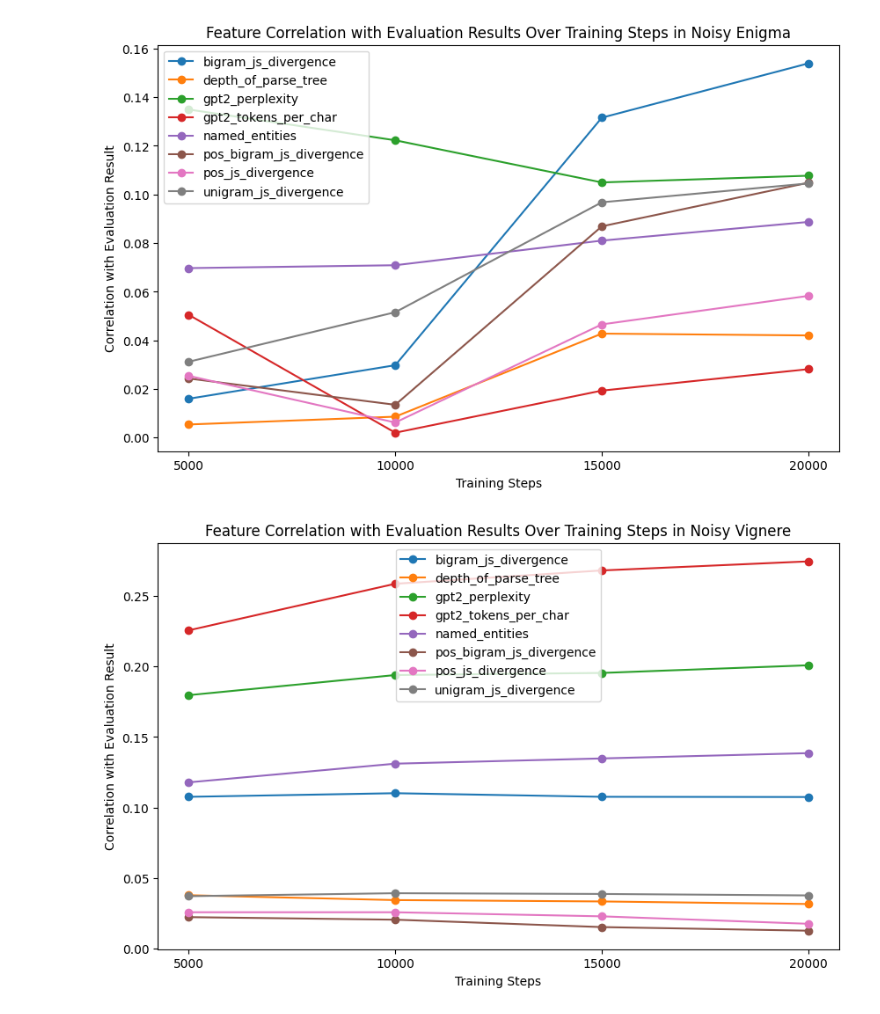
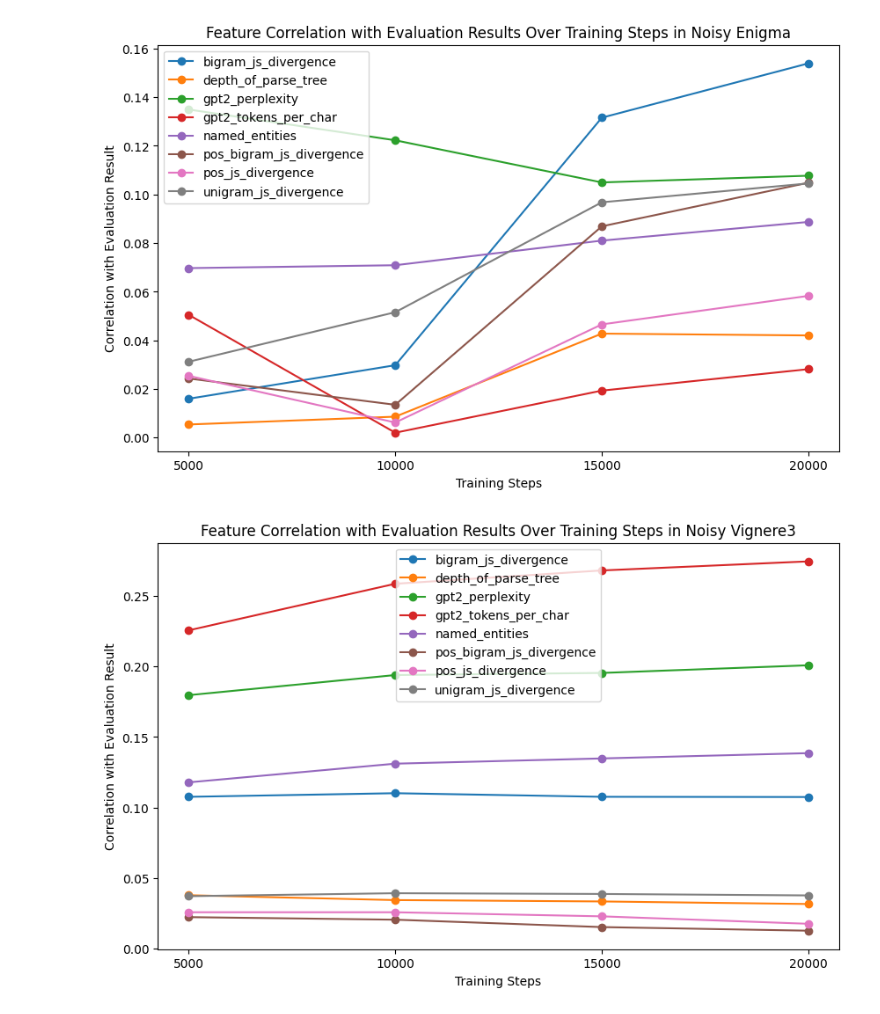
Before and after one commit to JanProvaznik/enigma-transformed, a Jupyter notebook: traindynamicsanalysis.ipynb, the cells around one changed output. Drawn from its saved outputs; the diff is of its cells as text; code cells hidden in the pictures.

Commit message:
add training and analysis notebooks

```diff
--- a/traindynamicsanalysis.ipynb
+++ b/traindynamicsanalysis.ipynb
@@ -27,18 +34,29 @@ Index(['original_text', 'text', 'bigram_js_divergence', 'depth_of_parse_tree',
       dtype='object')
 # %%
 enigmaevolution_columns = [
-       'en_noisyconsteenigma_checkpoint-5000_error_rate',
-       'en_noisyconsteenigma_checkpoint-10000_error_rate',
-       'en_noisyconsteenigma_checkpoint-15000_error_rate',
-       'en_noisyconsteenigma_checkpoint-20000_error_rate',
+       'en_noisyconsteenigma_checkpoint-5000_error_count',
+       'en_noisyconsteenigma_checkpoint-10000_error_count',
+       'en_noisyconsteenigma_checkpoint-15000_error_count',
+       'en_noisyconsteenigma_checkpoint-20000_error_count',
 ]
 # %%
 vignereevolution_columns = [
-       'en_noisevignere_checkpoint-5000_error_rate',
-       'en_noisevignere_checkpoint-10000_error_rate',
-       'en_noisevignere_checkpoint-15000_error_rate',
-       'en_noisevignere_checkpoint-20000_error_rate',
+       'en_noisevignere_checkpoint-5000_error_count',
+       'en_noisevignere_checkpoint-10000_error_count',
+       'en_noisevignere_checkpoint-15000_error_count',
+       'en_noisevignere_checkpoint-20000_error_count',
 ]
+# %%
+vig3_cols = [
+    "en_noisevignere3_500_error_count",
+    "en_noisevignere3_1000_error_count",
+    "en_noisevignere3_1500_error_count",
+    "en_noisevignere3_2000_error_count",
+    "en_noisevignere3_2500_error_count",
+    "en_noisevignere3_3000_error_count",
+    "en_noisevignere3_3500_error_count",
+    "en_noisevignere3_4000_error_count",
+]
 # %%
 # add a column for length of 'text'
 data['text_length'] = data['text'].apply(len)
@@ -51,6 +69,9 @@ data = data[data[enigmaevolution_columns].apply(lambda x: x < 1).all(axis=1)]
 
 for column in vignereevolution_columns:
     data[column] = data[column] / data['text_length']
+
+for column in vig3_cols:
+    data[column] = data[column] / data['text_length']
 # %%
 # remove rows which have error rate > 1, that's clearly a bug
 data = data[data[vignereevolution_columns].apply(lambda x: x < 1).all(axis=1)]
@@ -117,33 +210,33 @@ plt.show()
 # %% [output]
 [figure]
 # %%
-# do the same for vignere
 
 correlation_data = []
 # Calculate correlation for each feature across steps
 for feature in features:  # 'features' should be replaced with your list of feature column names
     feature_correlations = []
     for step in steps:
         # en_noisyconsteenigma_checkpoint-5000_error_rate
-        ev_col = f"en_noisevignere_checkpoint-{step}_error_rate"
+        ev_col= f"en_noisevignere_checkpoint-{step}_error_rate"
+        # ev_col = f"en_noisevignere3_{step}_error_rate"
         # Calculate magnitude of correlation between feature and evaluation result at this step
         correlation = abs(data[feature].corr(data[ev_col]))
         feature_correlations.append(correlation)
     correlation_data.append(feature_correlations)
 
 # Convert correlation data into a DataFrame for easy plotting
 correlation_df = pd.DataFrame(correlation_data, index=features, columns=steps)
 
 # Plotting
 plt.figure(figsize=(10, 6))
 for feature in features:
     plt.plot(steps, correlation_df.loc[feature], marker='o', label=feature)
 
 plt.xticks(steps)
 plt.xlabel('Training Steps')
 plt.ylabel('Correlation with Evaluation Result')
-plt.title('Feature Correlation with Evaluation Results Over Training Steps in Noisy Vignere')
+plt.title('Feature Correlation with Evaluation Results Over Training Steps in Noisy Vignere3')
 plt.legend()
 plt.show()
 # %% [output]
-[figure, old version]
+[figure, new version]
```
Also changed, not shown: parts of 11 cells of this notebook, 11 other files.
